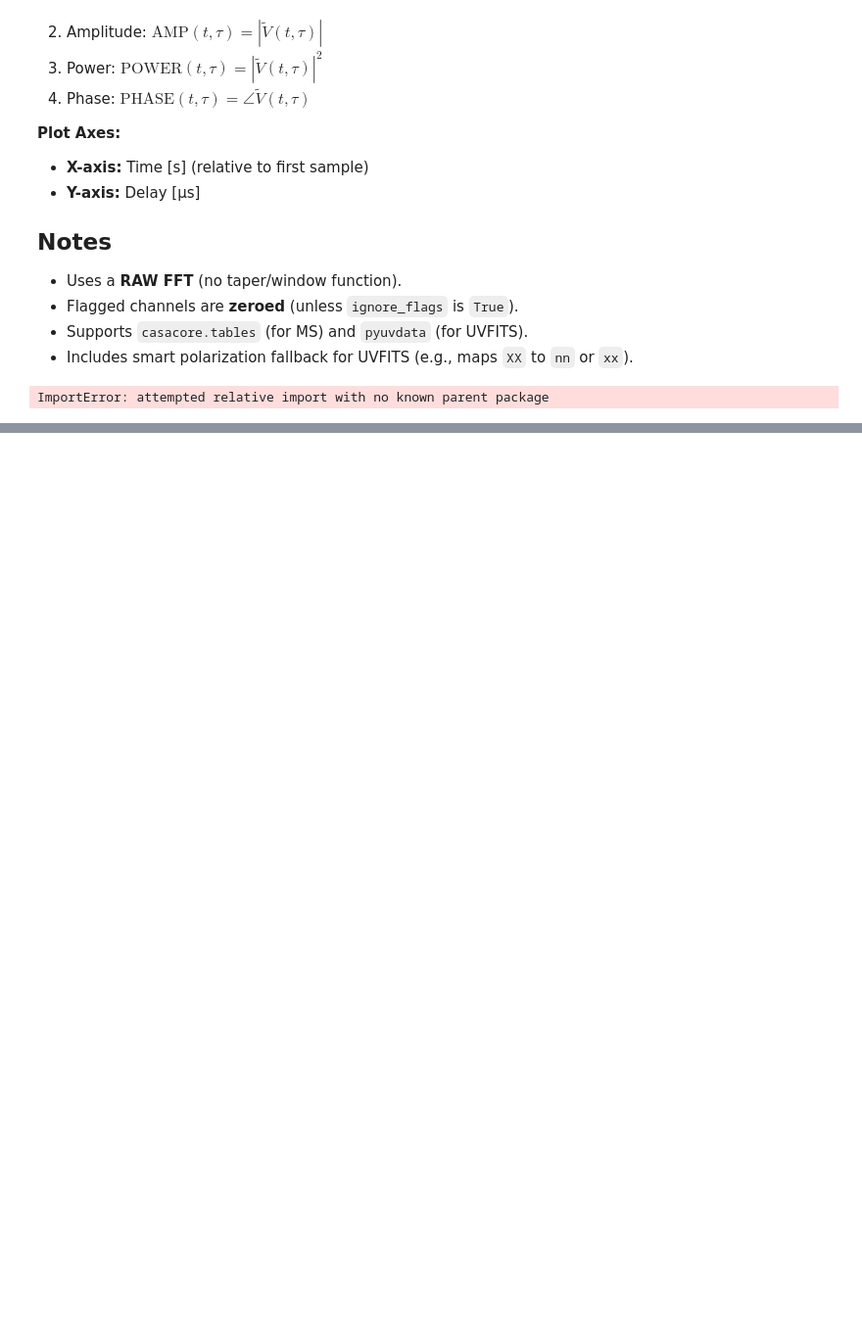
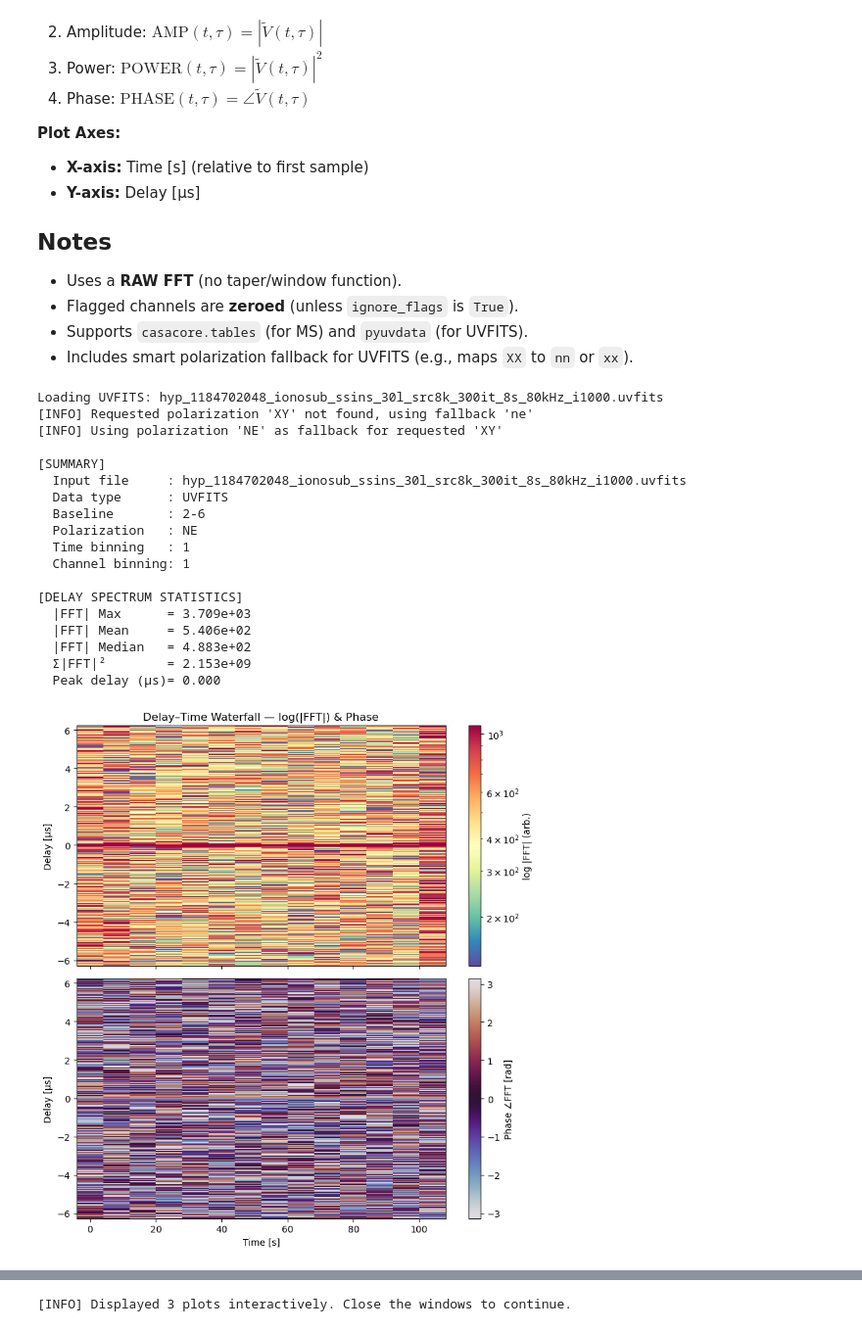
Before and after one commit to uksrc-developers/dsc-037-eor, a Jupyter notebook: quality_assessment/plot_delay_spectra.ipynb, the cells around one changed output, grey strips where cells are left out. Shown at 98% size. Drawn from its saved outputs; the diff is of its cells as text; code cells hidden in the pictures; blank space fills up the shorter version.

Commit message:
Fixed plot_delay_spectra.ipynb

```diff
--- a/quality_assessment/plot_delay_spectra.ipynb
+++ b/quality_assessment/plot_delay_spectra.ipynb
@@ -50,21 +50,34 @@ For each time sample:
 * Supports `casacore.tables` (for MS) and `pyuvdata` (for UVFITS).
 * Includes smart polarization fallback for UVFITS (e.g., maps `XX` to `nn` or `xx`).
 # %%
-import importlib.util
-spec = importlib.util.spec_from_file_location("plot_delay_spectra", "plot-delay-spectra.py")
-plot_delay_spectra = importlib.util.module_from_spec(spec)
-spec.loader.exec_module(plot_delay_spectra)
-execute_delay_time_waterfall = plot_delay_spectra.execute_delay_time_waterfall
-
+from plot_delay_spectra import execute_delay_time_waterfall
 # --- Execute using config.yaml and notebook parameters ---
 
 # Common parameters from config.yaml: input_file, ant1, ant2, corr, col, timebin, chanbin, format
 # INPUT_FILE is set above (from config.yaml if provided, otherwise default)
 
 # Other parameters: DDID, LIST_BASELINES, IGNORE_FLAGS, VMIN, VMAX,
 #  NO_LOG, PLOT_TITLE_BASE, OUT_FILE, SHOW
 
 
 execute_delay_time_waterfall("config.yaml")
 # %% [output]
-ImportError: attempted relative import with no known parent package
+Loading UVFITS: hyp_1184702048_ionosub_ssins_30l_src8k_300it_8s_80kHz_i1000.uvfits
+[INFO] Requested polarization 'XY' not found, using fallback 'ne'
+[INFO] Using polarization 'NE' as fallback for requested 'XY'
+
+[SUMMARY]
+  Input file     : hyp_1184702048_ionosub_ssins_30l_src8k_300it_8s_80kHz_i1000.uvfits
+  Data type      : UVFITS
+  Baseline       : 2-6
+  Polarization   : NE
+  Time binning   : 1
+  Channel binning: 1
+
+[DELAY SPECTRUM STATISTICS]
+  |FFT| Max      = 3.709e+03
+  |FFT| Mean     = 5.406e+02
+  |FFT| Median   = 4.883e+02
+  Σ|FFT|²        = 2.153e+09
+  Peak delay (µs)= 0.000
+[figure, added]
@@ -70,0 +86 @@ ImportError: attempted relative import with no known parent package
+[INFO] Displayed 3 plots interactively. Close the windows to continue.
```
Also changed, not shown: parts of 1 cell of this notebook.
